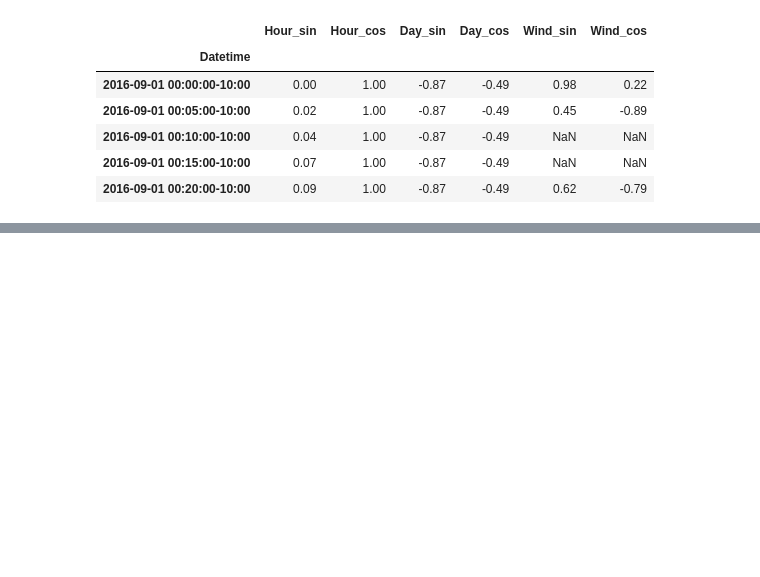
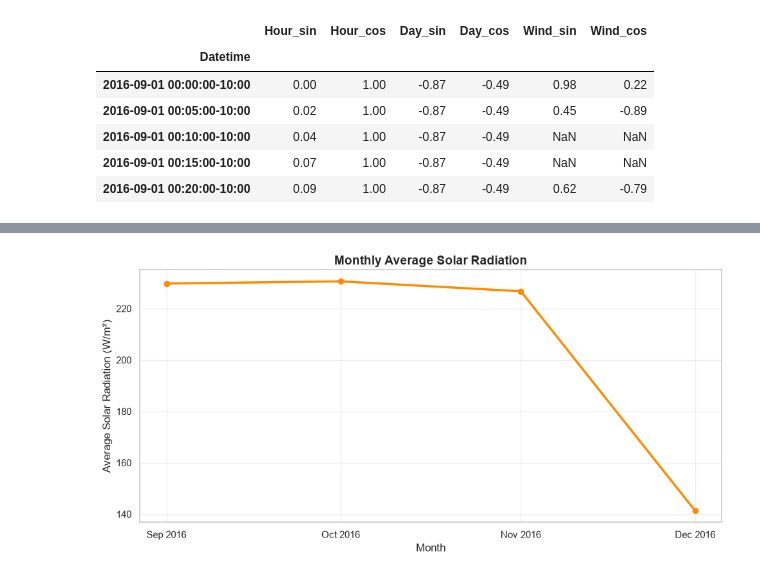
Before and after one commit to damisar/Solar-Radiation-Prediction, a Jupyter notebook: notebook/Solar_Radiation_Analysis.ipynb, the cells around one changed output, grey strips where cells are left out. Saved outputs shown, nothing was run; the diff lists cells and outputs as text; code cells hidden in the pictures; blank space fills up the shorter version.

```diff
--- a/notebook/Solar_Radiation_Analysis.ipynb
+++ b/notebook/Solar_Radiation_Analysis.ipynb
@@ -748,0 +900,50 @@ display(df_features[engineered_cols].head())
+# %%
+# Section 4.3 — Monthly Solar Radiation Variability
+
+# Calculate monthly average solar radiation
+monthly_radiation = (
+    df_features["Radiation"]
+    .resample("MS")
+    .mean()
+)
+
+# Create the visualization
+fig, ax = plt.subplots(figsize=(10, 5))
+
+ax.plot(
+    monthly_radiation.index,
+    monthly_radiation.values,
+    marker="o",
+    linewidth=2.5,
+    color="darkorange"
+)
+
+ax.set_title(
+    "Monthly Average Solar Radiation",
+    fontsize=14,
+    fontweight="bold"
+)
+
+ax.set_xlabel("Month")
+ax.set_ylabel("Average Solar Radiation (W/m²)")
+
+ax.set_xticks(monthly_radiation.index)
+ax.set_xticklabels(
+    monthly_radiation.index.strftime("%b %Y")
+)
+
+ax.grid(True, alpha=0.3)
+
+plt.tight_layout()
+
+# Save the figure
+fig.savefig(
+    "../figures/monthly_average_solar_radiation.png",
+    dpi=300,
+    bbox_inches="tight"
+)
+
+# Display the figure
+plt.show()
+# %% [output]
+[figure, added]
```
Also changed, not shown: parts of 20 cells of this notebook, 6 other files.
